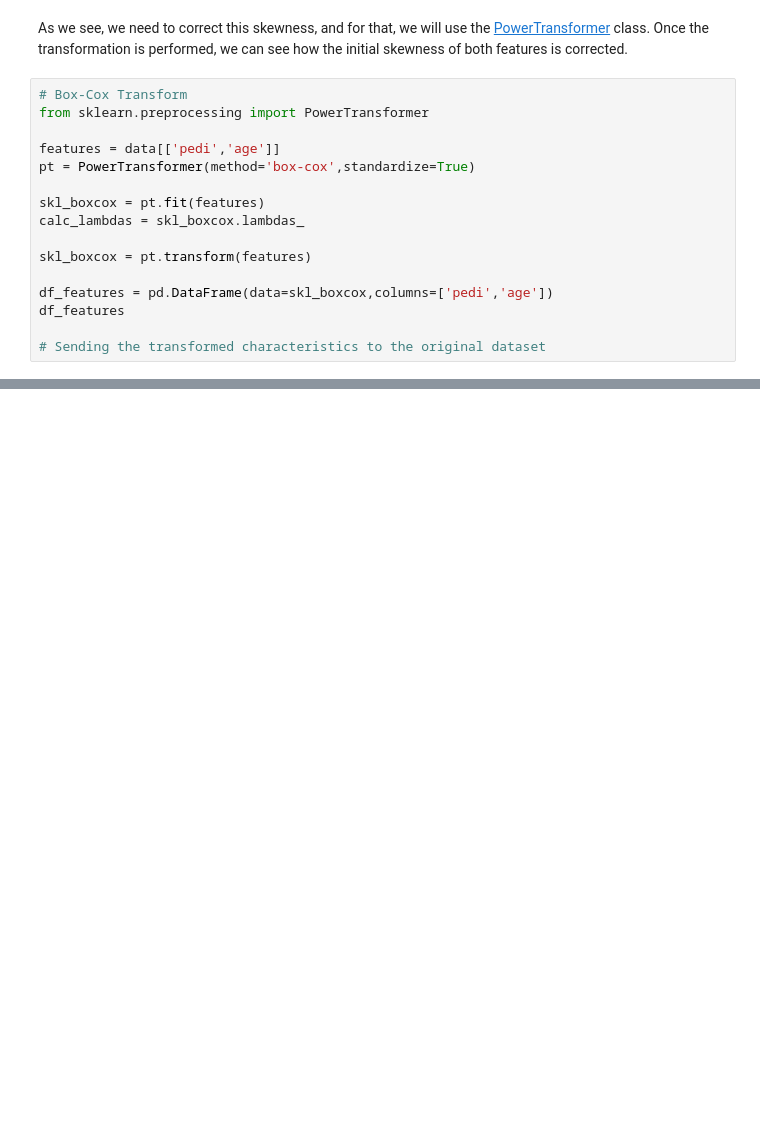
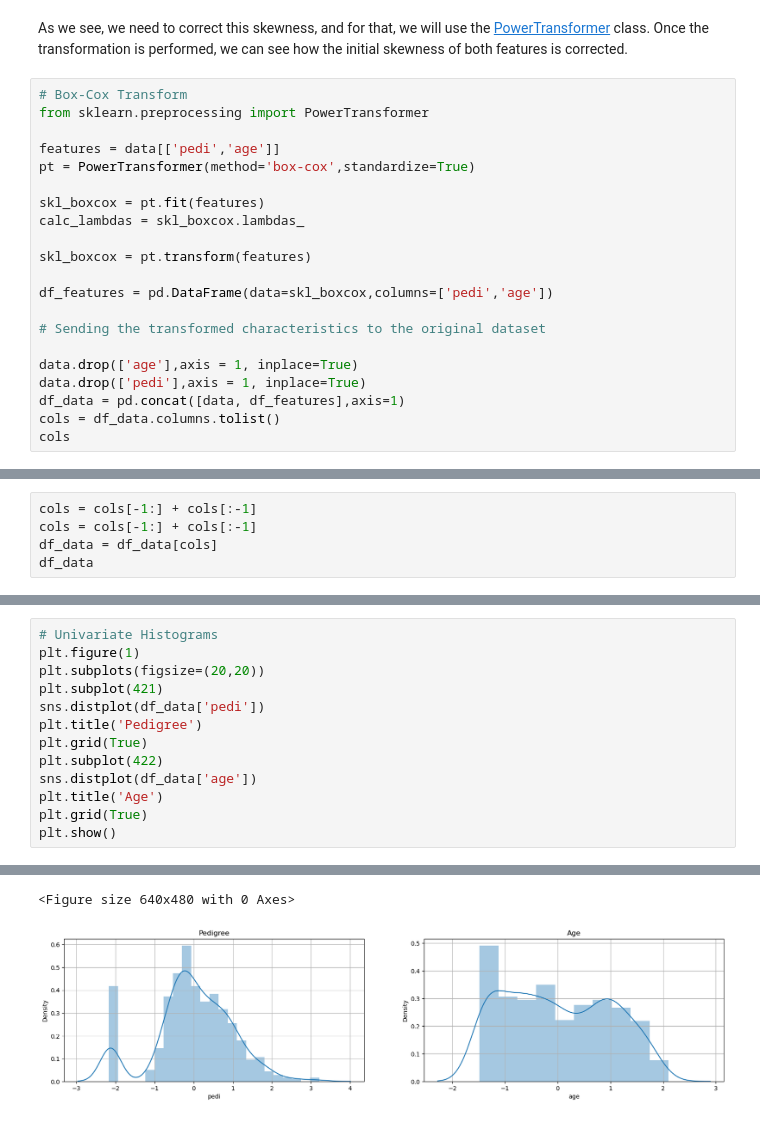
Before and after one commit to JonatanBadillo/Data-Science-with-Python, a Jupyter notebook: 3. Data Processing/3.2. Data Transformation .ipynb, the cells around one changed output, grey strips where cells are left out. Cells and saved outputs as stored; diff of their text form; blank space fills up the shorter version.

```diff
--- a/3. Data Processing/3.2. Data Transformation .ipynb
+++ b/3. Data Processing/3.2. Data Transformation .ipynb
@@ -227,7 +227,12 @@ calc_lambdas = skl_boxcox.lambdas_
 skl_boxcox = pt.transform(features)
 
 df_features = pd.DataFrame(data=skl_boxcox,columns=['pedi','age'])
-df_features
 
 # Sending the transformed characteristics to the original dataset
+
+data.drop(['age'],axis = 1, inplace=True)
+data.drop(['pedi'],axis = 1, inplace=True)
+df_data = pd.concat([data, df_features],axis=1)
+cols = df_data.columns.tolist()
+cols
 # %% [output]
@@ -246,0 +240,5 @@ df_features
+# %%
+cols = cols[-1:] + cols[:-1]
+cols = cols[-1:] + cols[:-1]
+df_data = df_data[cols]
+df_data
@@ -246,0 +259,14 @@ df_features
+# %%
+# Univariate Histograms
+plt.figure(1)
+plt.subplots(figsize=(20,20))
+plt.subplot(421)
+sns.distplot(df_data['pedi'])
+plt.title('Pedigree')
+plt.grid(True)
+plt.subplot(422)
+sns.distplot(df_data['age'])
+plt.title('Age')
+plt.grid(True)
+plt.show()
+# %% [output]
@@ -246,0 +292,2 @@ df_features
+<Figure size 640x480 with 0 Axes>
+[figure, added]
```
Also changed, not shown: parts of 3 cells of this notebook.
